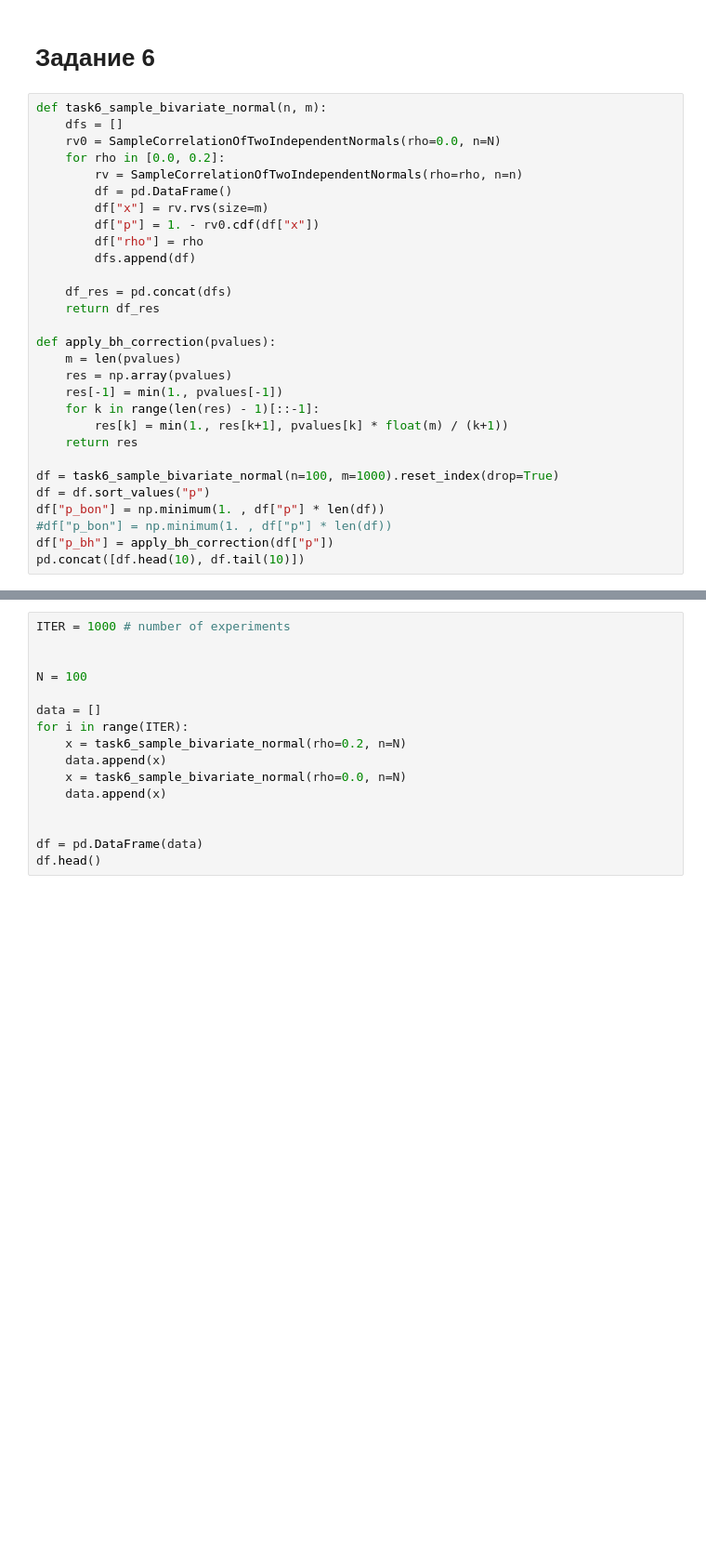
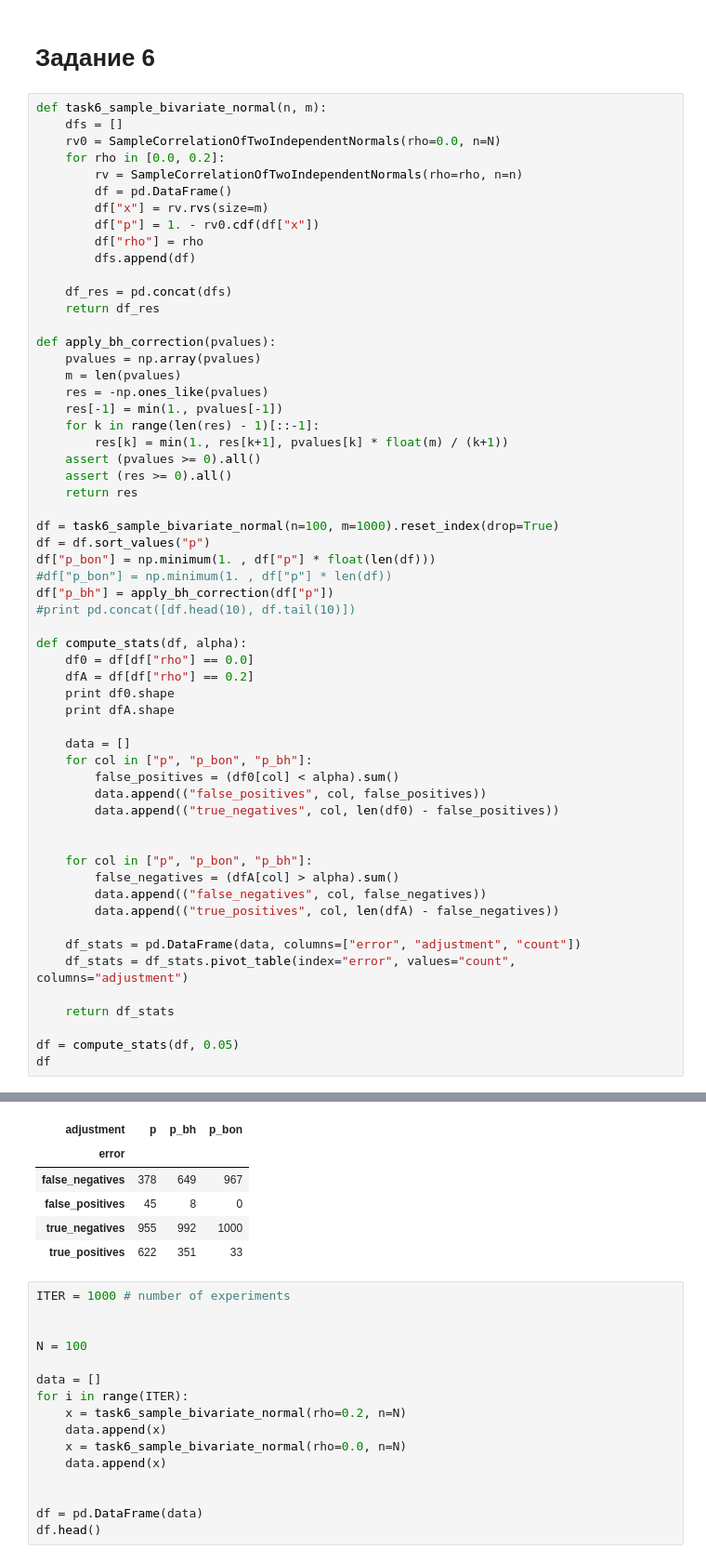
Before and after one commit to mshevelev/ml_tutorials, a Jupyter notebook: aa/mipt/lecture_1.ipynb, the cells around one changed output, grey strips where cells are left out. Shown at 93% size. Saved outputs shown, nothing was run; the diff lists cells and outputs as text; blank space fills up the shorter version.

```diff
--- a/aa/mipt/lecture_1.ipynb
+++ b/aa/mipt/lecture_1.ipynb
@@ -885,17 +872,46 @@ def task6_sample_bivariate_normal(n, m):
     return df_res
 
 def apply_bh_correction(pvalues):
+    pvalues = np.array(pvalues)
     m = len(pvalues)
-    res = np.array(pvalues)
+    res = -np.ones_like(pvalues)
     res[-1] = min(1., pvalues[-1])
     for k in range(len(res) - 1)[::-1]:
         res[k] = min(1., res[k+1], pvalues[k] * float(m) / (k+1))
+    assert (pvalues >= 0).all()
+    assert (res >= 0).all()
     return res
 
 df = task6_sample_bivariate_normal(n=100, m=1000).reset_index(drop=True)
 df = df.sort_values("p")
-df["p_bon"] = np.minimum(1. , df["p"] * len(df))
+df["p_bon"] = np.minimum(1. , df["p"] * float(len(df)))
 #df["p_bon"] = np.minimum(1. , df["p"] * len(df))
 df["p_bh"] = apply_bh_correction(df["p"])
-pd.concat([df.head(10), df.tail(10)])
+#print pd.concat([df.head(10), df.tail(10)])
+
+def compute_stats(df, alpha):
+    df0 = df[df["rho"] == 0.0]
+    dfA = df[df["rho"] == 0.2]
+    print df0.shape
+    print dfA.shape
+
+    data = []
+    for col in ["p", "p_bon", "p_bh"]:
+        false_positives = (df0[col] < alpha).sum()
+        data.append(("false_positives", col, false_positives))
+        data.append(("true_negatives", col, len(df0) - false_positives))
+
+
+    for col in ["p", "p_bon", "p_bh"]:
+        false_negatives = (dfA[col] > alpha).sum()
+        data.append(("false_negatives", col, false_negatives))
+        data.append(("true_positives", col, len(dfA) - false_negatives))
+
+    df_stats = pd.DataFrame(data, columns=["error", "adjustment", "count"])
+    df_stats = df_stats.pivot_table(index="error", values="count", columns="adjustment")
+
+    return df_stats
+
+df = compute_stats(df, 0.05)
+df
 # %% [output]
@@ -903,3 +920,9 @@ KeyError: -1
+| adjustment | p | p_bh | p_bon |
+| error |  |  |  |
+| false_negatives | 378 | 649 | 967 |
+| false_positives | 45 | 8 | 0 |
+| true_negatives | 955 | 992 | 1000 |
+| true_positives | 622 | 351 | 33 |
 # %%
 ITER = 1000 # number of experiments
 
```
Also changed, not shown: parts of 14 cells of this notebook.
